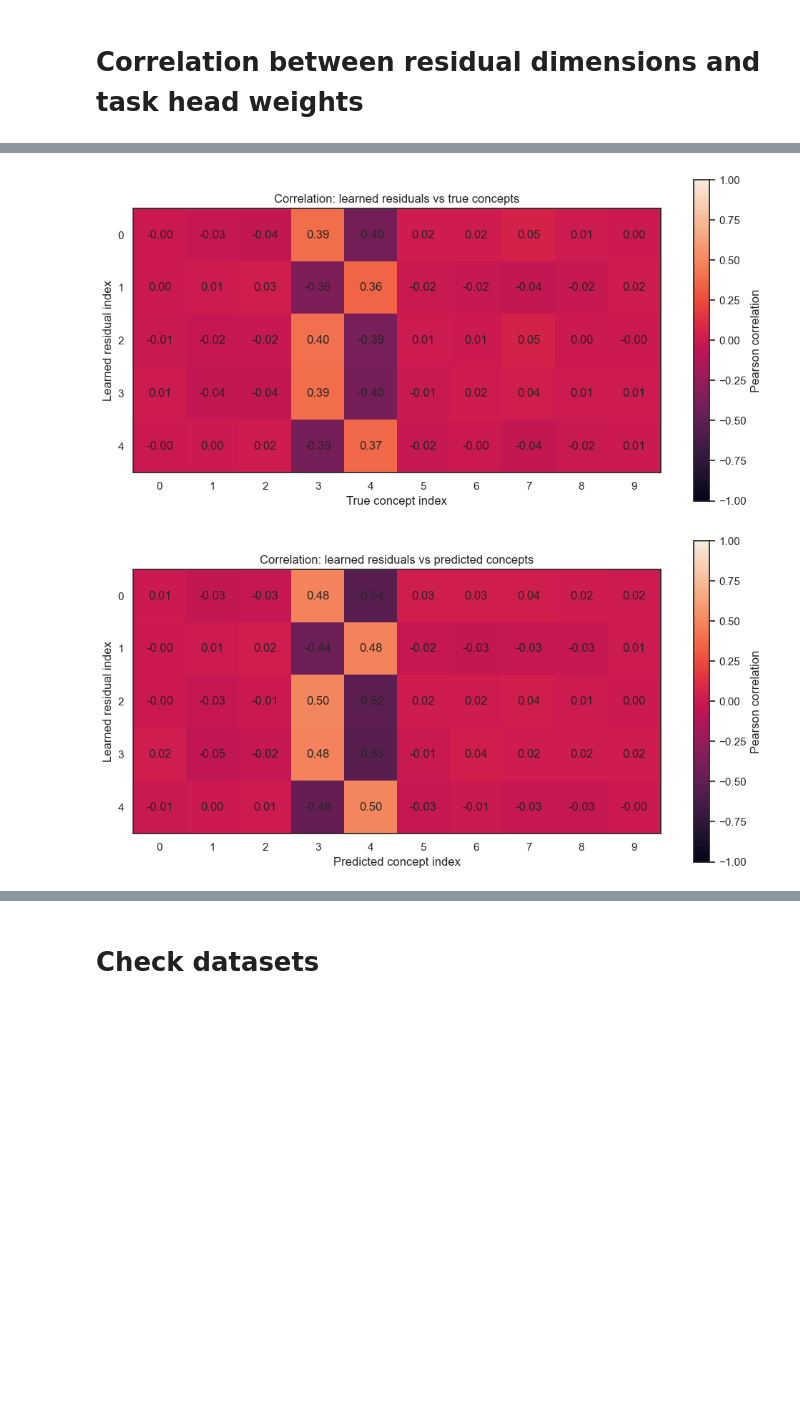
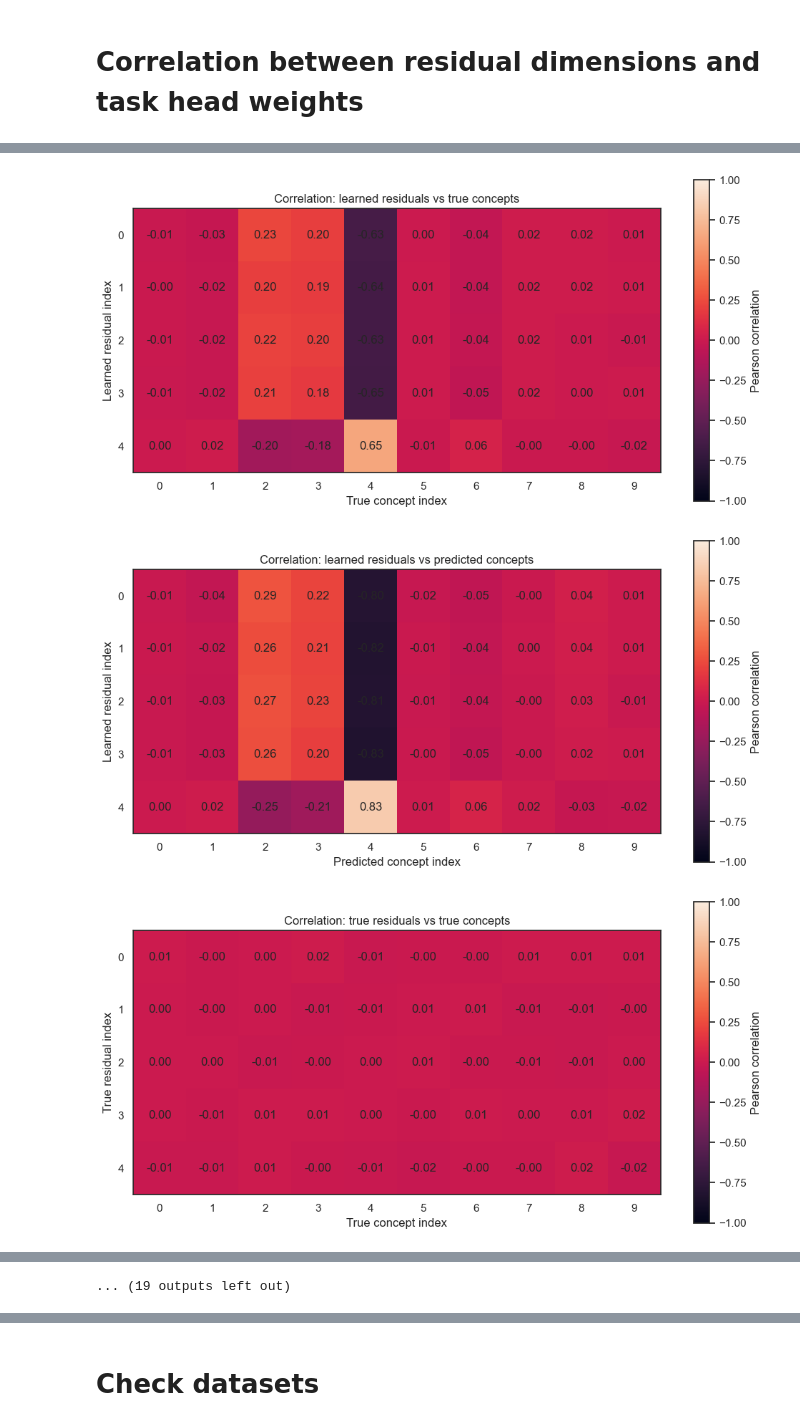
Before and after one commit to stephenmarcou/SCBM_implementation, a Jupyter notebook: plot_classwise_covariances.ipynb, the cells around one changed output, grey strips where cells are left out. Drawn from its saved outputs; the diff is of its cells as text; code cells hidden in the pictures; blank space fills up the shorter version.

Commit message:
Fixed number pairs concepts and residuals for synthetic dataset

```diff
--- a/plot_classwise_covariances.ipynb
+++ b/plot_classwise_covariances.ipynb
@@ -296,20 +101,3 @@ def get_final_layer_weights(dataset, model_name, model_path):
         return W_c, W_r
     else:
         raise FileNotFoundError(f"Model file not found: {full_model_path}")
-# %%
-
-
-for dataset, model, model_path in models:
-    print(f"\n--- New model: {model_path} ---")
-    info = dataset_info(dataset, model, model_path)
-    for key, value in info.items():
-        print(f"{key}: {value}")
-    if model == "scbm_residual":
-        W_c, W_r = get_final_layer_weights(dataset, model, model_path)
-        print(f"W_c shape: {W_c.shape}, W_r shape: {W_r.shape}")
-        print("W_c:", W_c)
-        print("W_r:", W_r)
-    elif model == "scbm":
-        W_c,_ = get_final_layer_weights(dataset, model, model_path)
-        #print(f"W_c shape: {W_c.shape}")
-        print("W_c:", W_c)
@@ -582,13 +212,24 @@ for dataset, model, model_path in models:
     print(f"\n--- New model: {model} ---")
 
     model_dir = os.path.join("experiments", model, dataset, model_path)
-
+    data_path = get_data_dir_path_from_model_log(dataset, model, model_path)
     config_dict = get_config_dict(dataset, model, model_path)
     num_concepts = config_dict["data"]["num_concepts"]
 
+    y_accuracy_linear_model = get_metrics_dataset_linear_model(dataset, model, model_path)
+    print("-"*10)
+    print(f"Linear model test accuracy: {y_accuracy_linear_model:.3f}")
+    print("-"*10 + "\n")
 
-
-    print(f"Config dict: {config_dict}")
+    info = dataset_info(dataset, model, model_path)
+    print("-"*10)
+    print(f"Dataset info:")
+    print(f"Task weight s for residuals: {info['Task weight s for residuals']}")
+    print(f"Task weight s for concepts: {info['Task weight s for concepts']}")
+    print(info["alpha"])
+    print(f"rho: {info['rho_cr (correlation between linked concepts and residuals)']}")
+    print(f"Concepts linked to residuals (concept index, residual index): {info['Concepts linked to residuals (concept index, residual index)']}")
+    print("-"*10 + "\n")
 
     predicted_concepts_residuals_probs_mcmc = torch.load(
         os.path.join(model_dir, "pred_concepts_residuals_probs.pt"),
@@ -612,10 +253,10 @@ for dataset, model, model_path in models:
 
 
 
-    print(f"Predicted residuals probabilities shape: {predicted_residuals_probs_mcmc.shape}")
-    print(f"True residuals shape: {true_residuals.shape}")
-    print(f"Predicted concepts probabilities shape: {predicted_concepts_probs_mcmc.shape}")
-    print(f"True concepts shape: {true_concepts.shape}")
+    # print(f"Predicted residuals probabilities shape: {predicted_residuals_probs_mcmc.shape}")
+    # print(f"True residuals shape: {true_residuals.shape}")
+    # print(f"Predicted concepts probabilities shape: {predicted_concepts_probs_mcmc.shape}")
+    # print(f"True concepts shape: {true_concepts.shape}")
 
 
 
@@ -646,6 +287,11 @@ for dataset, model, model_path in models:
         predicted_concepts_probs,
     )
 
+    corr_true_res_true_concepts = corr_matrix(
+        true_residuals,
+        true_concepts,
+    )
+
 
 
 
@@ -673,6 +319,7 @@ for dataset, model, model_path in models:
     )
 
 
+
     # ------------------------------------------------------------
     # Plot 3: learned residuals vs predicted concepts
     # ------------------------------------------------------------
@@ -684,6 +331,16 @@ for dataset, model, model_path in models:
         figsize=(10, 5),
     )
 
+    # ------------------------------------------------------------
+    # Plot 3: true residuals vs true concepts
+    # ------------------------------------------------------------
+    plot_corr_heatmap(
+        corr_true_res_true_concepts,
+        x_label="True concept index",
+        y_label="True residual index",
+        title="Correlation: true residuals vs true concepts",
+        figsize=(10, 5),
+    )
 
     # ------------------------------------------------------------
     # Optional: print maximum absolute correlations
@@ -696,13 +353,5 @@ for dataset, model, model_path in models:
 
     print("\nMax |corr| between learned residuals and predicted concepts:")
     print(corr_pred_res_pred_concepts.abs().max(dim=1).values)
-
-        # ------------------------------------------------------------
-    # 6. Print dataset info
-    # ------------------------------------------------------------
-    info = dataset_info(dataset, model, model_path)
-    print("\nDataset and training info:")
-    print(f"Task weight s for residuals: {info['Task weight s for residuals']}")
-    print(f"Task weight s for concepts: {info['Task weight s for concepts']}")
 # %% [output]
 --- New model: scbm_residual ---
@@ -715,3 +371,4 @@ True concepts shape: torch.Size([10000, 10])
-[figure, old version]
+[figure, new version]
-[figure, old version]
+[figure, new version]
+[figure, added]
 Max |corr| between learned residuals and true residuals:
@@ -728,0 +413 @@ Task weight s for concepts: tensor([ 0.0000,  0.0000,  0.0300,  0.6372, -0.7701,
+... (19 outputs left out)
```
Also changed, not shown: parts of 18 cells of this notebook, 7 other files.
